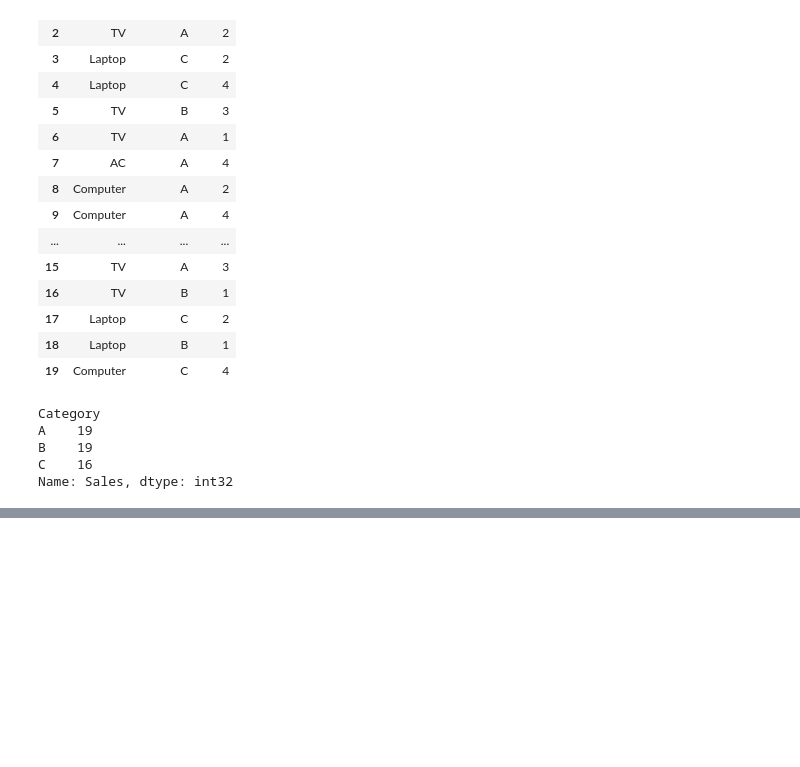
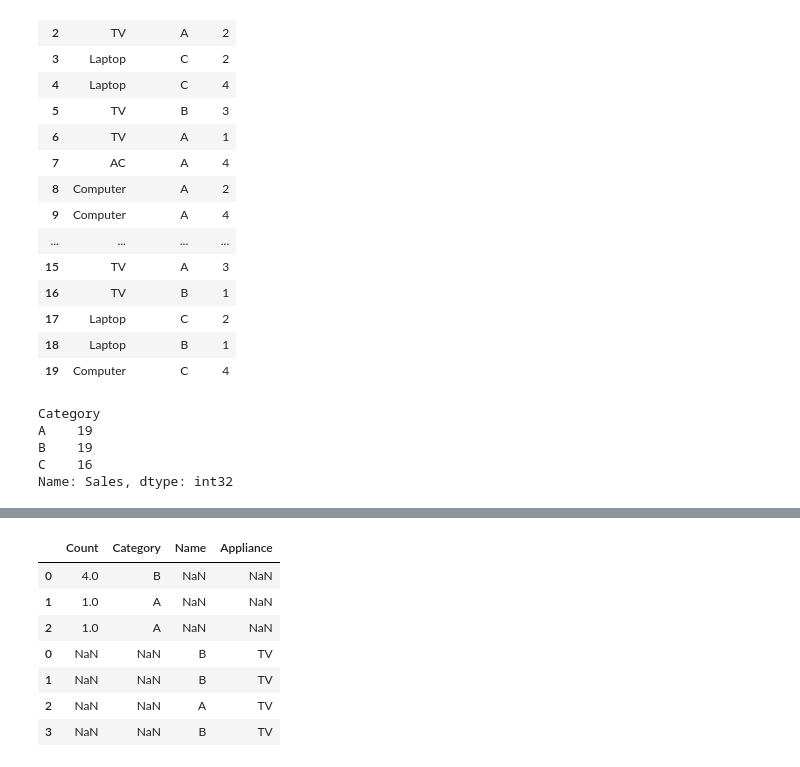
Before and after one commit to POTLASRIRAM/data_analyst, a Jupyter notebook: numpypandasassignments/pandasasssignments.ipynb, the cells around one changed output, grey strips where cells are left out. Drawn from its saved outputs; the diff is of its cells as text; code cells hidden in the pictures; blank space fills up the shorter version.

```diff
--- a/numpypandasassignments/pandasasssignments.ipynb
+++ b/numpypandasassignments/pandasasssignments.ipynb
@@ -271,0 +286,6 @@ Name: Sales, dtype: int32
+# %%
+#2. Create two Pandas DataFrames with different columns. Concatenate the DataFrames along the rows and along the columns.
+df = pd.concat([pd.Series(np.random.randint(1,5,size=3)),pd.Series(np.random.choice(['A','B'],size=3))],axis=1)
+df.columns=['Count','Category']
+df1=pd.concat([pd.Series(np.random.choice(['A','B'],size=4)),pd.Series(np.random.choice(['TV','AC','LAPTOP'],size=4))],axis=1)
+df1.columns=['Name','Appliance']
@@ -271,0 +316,12 @@ Name: Sales, dtype: int32
+# %%
+fd2 = pd.concat([df,df1],axis=0)
+fd2
+# %% [output]
+|  | Count | Category | Name | Appliance |
+| 0 | 4.0 | B | NaN | NaN |
+| 1 | 1.0 | A | NaN | NaN |
+| 2 | 1.0 | A | NaN | NaN |
+| 0 | NaN | NaN | B | TV |
+| 1 | NaN | NaN | B | TV |
+| 2 | NaN | NaN | A | TV |
+| 3 | NaN | NaN | B | TV |
```
Also changed, not shown: parts of 25 cells of this notebook.
